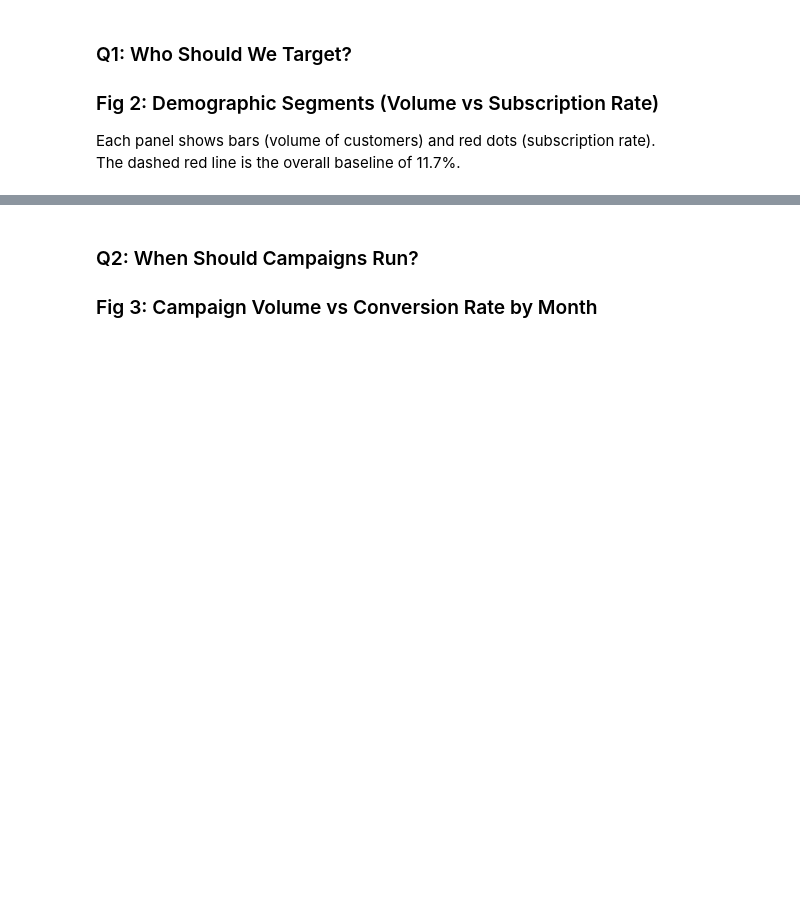
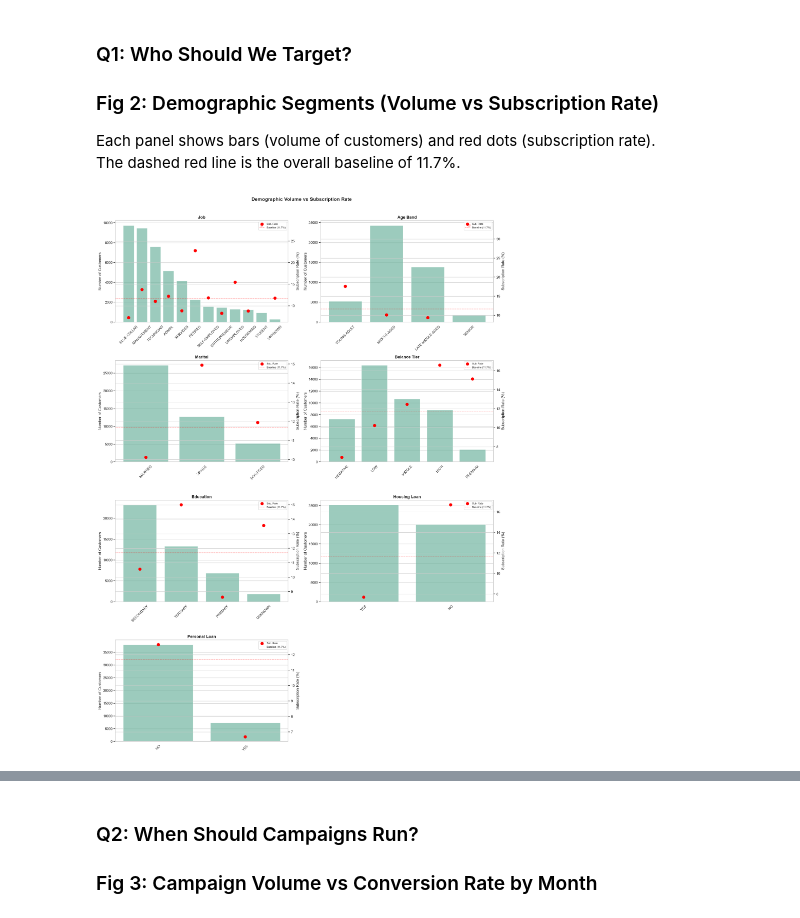
Before and after one commit to AsmiShirkeSamant/BANK-TERM-DEPOSIT-SUBSCRIPTION-PREDICTION, a Jupyter notebook: Propensity_v2.ipynb, the cells around one changed output, grey strips where cells are left out. Cells and saved outputs as stored; diff of their text form; code cells hidden in the pictures; blank space fills up the shorter version.

```diff
--- a/Propensity_v2.ipynb
+++ b/Propensity_v2.ipynb
@@ -232,15 +230,13 @@ Using ROC-AUC and F1 instead, and handling imbalance.
 Each panel shows bars (volume of customers) and red dots (subscription rate).
 The dashed red line is the overall baseline of 11.7%.
 # %%
-segments = {
-    'Job':          ('job',       False),
-    'Age Band':     ('age_band',  False),
-    'Marital':      ('marital',   False),
-    'Balance Tier': ('tier',      False),
-    'Education':    ('education', False),
-    'Housing Loan': ('housing',   False),
-    'Personal Loan':('loan',      False),
-}
+segments = {'Job':('job',False),
+            'Age Band':('age_band', False),
+            'Marital': ('marital',False),
+            'Balance Tier':('tier', False),
+            'Education':('education',False),
+            'Housing Loan':('housing',False),
+            'Personal Loan':('loan',False),}
 
 fixed_orders = {'age_band': ['YOUNG-ADULT', 'MIDDLE-AGED', 'LATE-MIDDLE-AGED', 'SENIOR'],
                 'tier':['NEGATIVE', 'LOW', 'MIDDLE', 'HIGH', 'PREMIUM'],}
@@ -253,35 +249,35 @@ axes = axes.flatten()
 for i, (title, (col, _)) in enumerate(segments.items()):
     stats = (data.groupby(col, observed=True)['y']
              .agg(total='count', subscribers=lambda x: (x == 'YES').sum())
              .assign(rate=lambda d: d['subscribers'] / d['total'] * 100).reset_index())
 
     if col in fixed_orders:
         stats[col] = pd.Categorical(stats[col], categories=fixed_orders[col], ordered=True)
         stats = stats.sort_values(col)
     else:
         stats = stats.sort_values('total', ascending=False)
 
     ax1 = axes[i]
     ax2 = ax1.twinx()
 
     sns.barplot(data=stats, x=col, y='total', ax=ax1, alpha=0.7)
     ax2.scatter(x=range(len(stats)), y=stats['rate'], color='red', s=80, zorder=5, label='Sub. Rate')
     ax2.axhline(baseline, color='red', linestyle='--', linewidth=1,
                 alpha=0.5, label=f'Baseline ({baseline:.1f}%)')
 
     ax1.set_title(title, fontsize=13, fontweight='bold')
     ax1.set_xlabel('')
     ax1.set_ylabel('Number of Customers')
     ax2.set_ylabel('Subscription Rate (%)')
     ax1.tick_params(axis='x', rotation=45)
     ax2.legend(loc='upper right', fontsize=8)
-
-# hide the unused 8th panel
 axes[-1].set_visible(False)
 
 plt.suptitle('Demographic Volume vs Subscription Rate', fontsize=15, fontweight='bold', y=1.01)
 plt.tight_layout()
 plt.show()
+# %% [output]
+[figure, added]
 # %% [markdown]
 ### Inferences:
 
```
Also changed, not shown: parts of 12 cells of this notebook.
